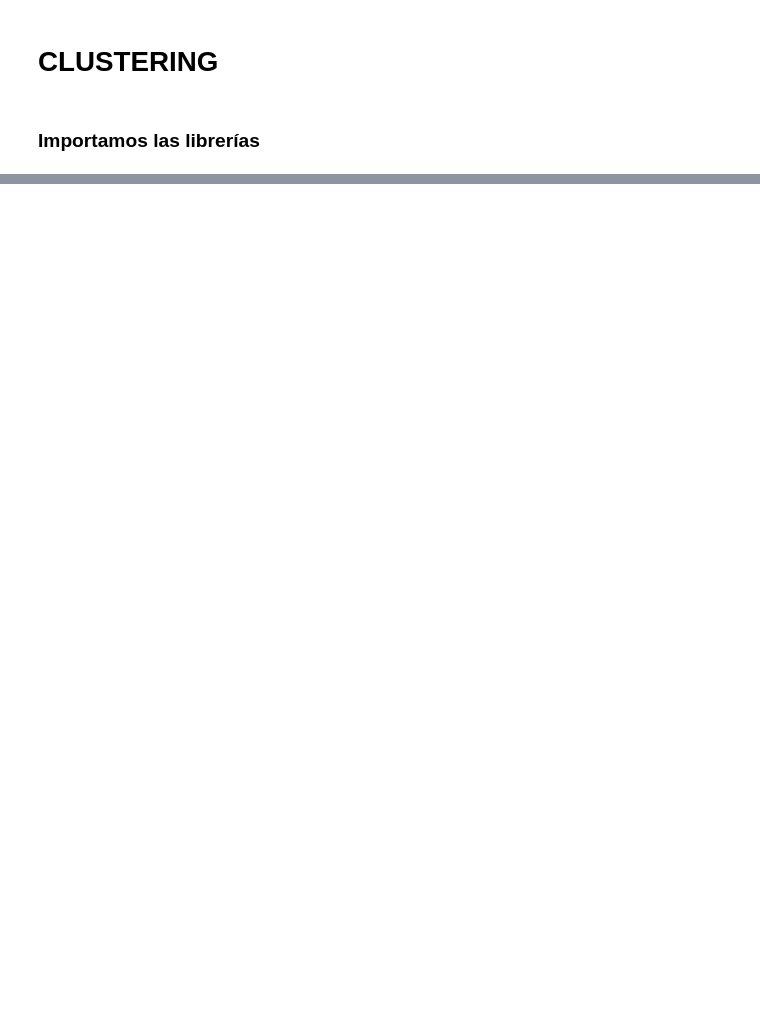
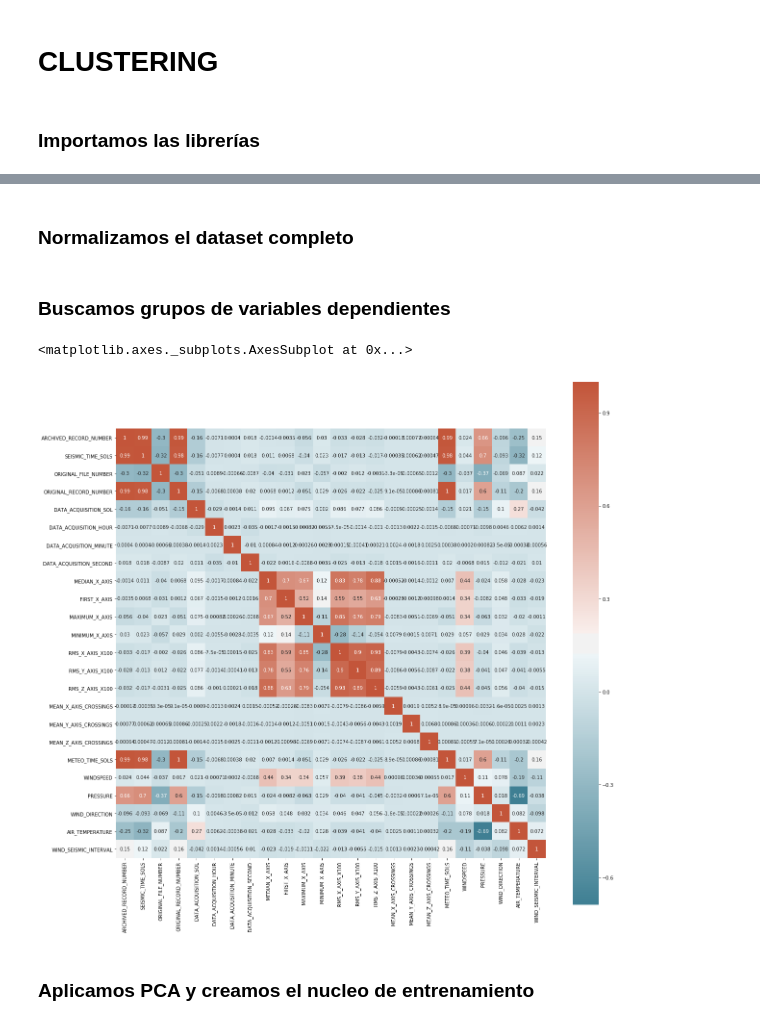
Before and after one commit to gabgarar/NASA---Mision-Vikings, a Jupyter notebook: CLUSTERING.ipynb, the cells around one changed output, grey strips where cells are left out. Saved outputs shown, nothing was run; the diff lists cells and outputs as text; code cells hidden in the pictures; blank space fills up the shorter version.

```diff
--- a/CLUSTERING.ipynb
+++ b/CLUSTERING.ipynb
@@ -245,0 +20,11 @@ Name: WINDSPEED, dtype: float64
+# %%
+def clean_dataset(df):
+    assert isinstance(df, pd.DataFrame), "df needs to be a pd.DataFrame"
+    df.dropna(inplace=True)
+    indices_to_keep = ~df.isin([np.nan, np.inf, -np.inf]).any(1)
+    return df[indices_to_keep].astype(np.float64)
+# %%
+filename = "nasa/event/event_wind_summary/event_wind_summary.csv"
+fd = pd.read_csv(filename);
+fd = clean_dataset(fd);
+fd.columns
@@ -245,0 +42,15 @@ Name: WINDSPEED, dtype: float64
+# %% [markdown]
+### Normalizamos el dataset completo
+# %%
+#df_norm = ( fd - fd.min()) / ( fd.max() - fd.min() )
+df_norm = StandardScaler().fit_transform(fd.astype(float))
+df_norm= pd.DataFrame(df_norm, columns=fd.columns)
+# %% [markdown]
+### Buscamos grupos de variables dependientes
+# %%
+f, ax = plt.subplots(figsize=(20,20))
+corr = df_norm.corr()
+sns.heatmap(corr,square=True ,cmap=sns.diverging_palette(220, 20, as_cmap=True), ax=ax , annot = True)
+# %% [output]
+<matplotlib.axes._subplots.AxesSubplot at 0x...>
+[figure, added]
@@ -245,0 +69,2 @@ Name: WINDSPEED, dtype: float64
+# %% [markdown]
+### Aplicamos PCA y creamos el nucleo de entrenamiento
```
Also changed, not shown: parts of 46 cells of this notebook, 1 other file.
